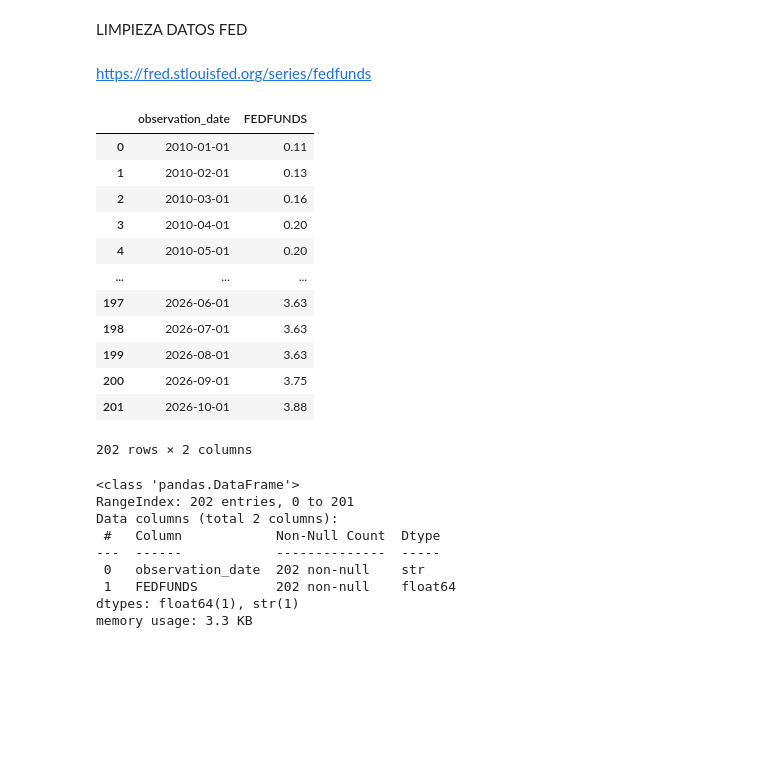
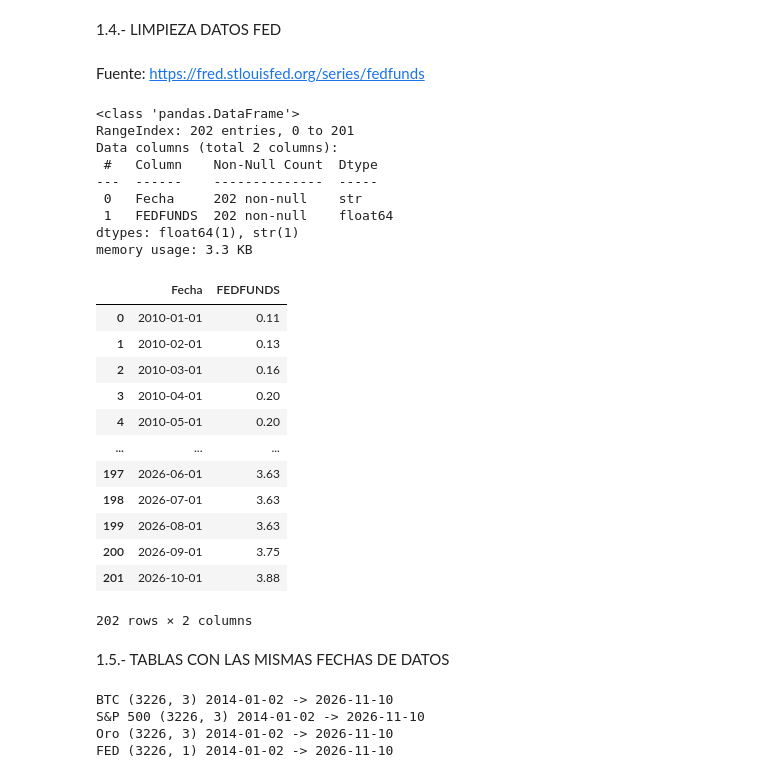
Before and after one commit to Jokinfs/EDA, a Jupyter notebook: Archivos/codigo/Limpieza.ipynb, the cells around one changed output. Saved outputs shown, nothing was run; the diff lists cells and outputs as text; code cells hidden in the pictures; blank space fills up the shorter version.

```diff
--- a/Archivos/codigo/Limpieza.ipynb
+++ b/Archivos/codigo/Limpieza.ipynb
@@ -137,12 +198,23 @@ memory usage: 237.5 KB
 # %% [markdown]
-LIMPIEZA DATOS FED
+1.4.- LIMPIEZA DATOS FED
 # %% [markdown]
-https://fred.stlouisfed.org/series/fedfunds
+Fuente: https://fred.stlouisfed.org/series/fedfunds
 # %%
-df_fed = pd.read_csv("../data/FEDFUNDS.csv")
+df_fed = pd.read_csv("../data/FEDFUNDS.csv", dtype={"observation_date": str})
+df_fed = df_fed.rename(columns={"observation_date": "Fecha"})
+df_fed.info()
 df_fed
 # %% [output]
+<class 'pandas.DataFrame'>
+RangeIndex: 202 entries, 0 to 201
+Data columns (total 2 columns):
+ #   Column    Non-Null Count  Dtype
+---  ------    --------------  -----
+ 0   Fecha     202 non-null    str
+ 1   FEDFUNDS  202 non-null    float64
+dtypes: float64(1), str(1)
+memory usage: 3.3 KB
-|  | observation_date | FEDFUNDS |
+|  | Fecha | FEDFUNDS |
 | 0 | 2010-01-01 | 0.11 |
 | 1 | 2010-02-01 | 0.13 |
 | 2 | 2010-03-01 | 0.16 |
@@ -154,16 +226,29 @@ df_fed
 | 199 | 2026-08-01 | 3.63 |
 | 200 | 2026-09-01 | 3.75 |
 | 201 | 2026-10-01 | 3.88 |
-202 rows × 2 columns
+202 rows × 2 columns
-# %%
-df_fed.info()
-# %% [output]
-<class 'pandas.DataFrame'>
-RangeIndex: 202 entries, 0 to 201
-Data columns (total 2 columns):
- #   Column            Non-Null Count  Dtype
----  ------            --------------  -----
- 0   observation_date  202 non-null    str
- 1   FEDFUNDS          202 non-null    float64
-dtypes: float64(1), str(1)
-memory usage: 3.3 KB
+# %% [markdown]
+1.5.- TABLAS CON LAS MISMAS FECHAS DE DATOS
+# %%
+# Fechas comunes: solo los días que existen en BTC, S&P 500 y oro, a partir del 01-01-2014.
+# El Bitcoin cotiza todos los dias pero el SP500 y el Oro no, cierra fines de semana y festivos.
+# La FED es mensual (día 1 de cada mes): su tipo se mantiene todo el mes, así que se rellena hacia delante (ffill) en esas fechas.
+
+df_fed["Fecha"] = pd.to_datetime(df_fed["Fecha"], format="%Y-%m-%d")
+df_fed = df_fed.set_index("Fecha").sort_index()
+
+fechas_comunes = df_btc.index.intersection(df_sp500.index).intersection(df_oro.index)
+fechas_comunes = fechas_comunes[fechas_comunes >= "2014-01-01"]
+
+df_btc = df_btc.loc[fechas_comunes]
+df_sp500 = df_sp500.loc[fechas_comunes]
+df_oro = df_oro.loc[fechas_comunes]
+df_fed = df_fed.reindex(df_fed.index.union(fechas_comunes)).ffill().loc[fechas_comunes]
+
+for nombre, df in [("BTC", df_btc), ("S&P 500", df_sp500), ("Oro", df_oro), ("FED", df_fed)]:
+    print(nombre, df.shape, df.index.min().date(), "->", df.index.max().date())
+# %% [output]
+BTC (3226, 3) 2014-01-02 -> 2026-11-10
+S&P 500 (3226, 3) 2014-01-02 -> 2026-11-10
+Oro (3226, 3) 2014-01-02 -> 2026-11-10
+FED (3226, 1) 2014-01-02 -> 2026-11-10
```
Also changed, not shown: parts of 82 cells of this notebook.
